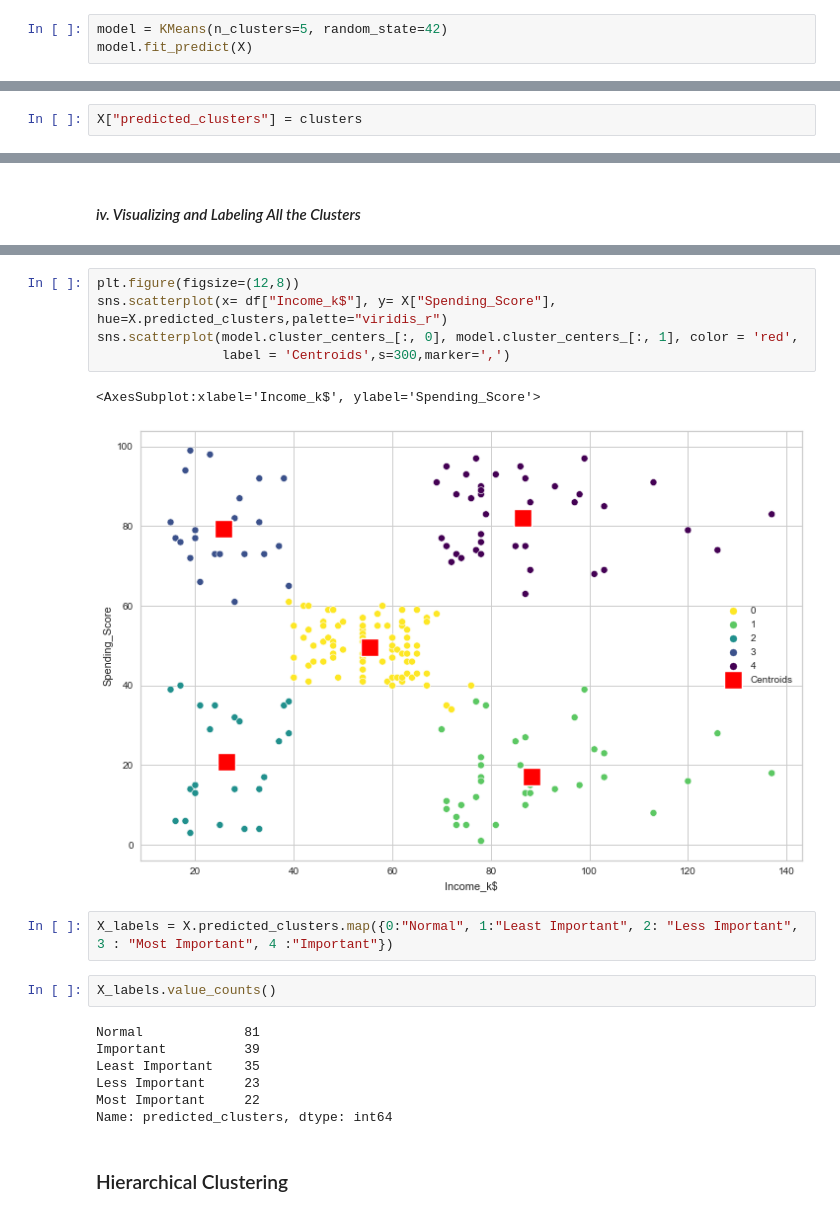
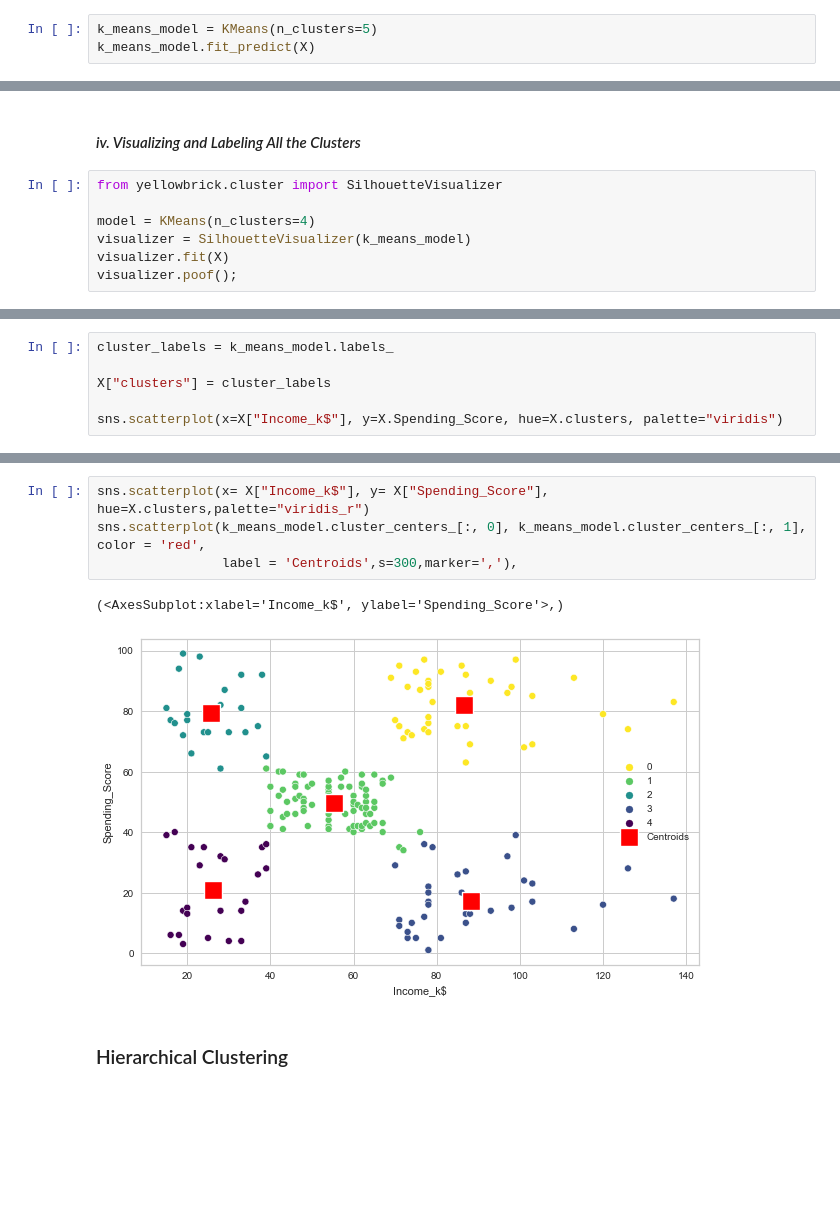
Before and after one commit to habip-bingol/Projects, a Jupyter notebook: ML_Projects/Customer_Segmentation/Cluestering_Analysis_Customers_Segmentation_Project.ipynb, the cells around one changed output, grey strips where cells are left out. Saved outputs shown, nothing was run; the diff lists cells and outputs as text; blank space fills up the shorter version.

```diff
--- a/ML_Projects/Customer_Segmentation/Cluestering_Analysis_Customers_Segmentation_Project.ipynb
+++ b/ML_Projects/Customer_Segmentation/Cluestering_Analysis_Customers_Segmentation_Project.ipynb
@@ -405,6 +414,6 @@ KMeans(n_clusters=5, random_state=42)
 # %% [markdown]
 #### *iii. Apply K Means*
 # %%
-model = KMeans(n_clusters=5, random_state=42)
-model.fit_predict(X)
+k_means_model = KMeans(n_clusters=5)
+k_means_model.fit_predict(X)
 # %% [output]
@@ -436,2 +429,0 @@ clusters = model.labels_
-# %%
-X["predicted_clusters"] = clusters
@@ -447,2 +448,9 @@ X.head()
 # %% [markdown]
 #### *iv. Visualizing and Labeling All the Clusters*
+# %%
+from yellowbrick.cluster import SilhouetteVisualizer
+
+model = KMeans(n_clusters=4)
+visualizer = SilhouetteVisualizer(k_means_model)
+visualizer.fit(X)
+visualizer.poof();
@@ -448,0 +461,6 @@ X.head()
+# %%
+cluster_labels = k_means_model.labels_
+
+X["clusters"] = cluster_labels
+
+sns.scatterplot(x=X["Income_k$"], y=X.Spending_Score, hue=X.clusters, palette="viridis")
@@ -449,22 +470,10 @@ X.head()
 # %%
-plt.figure(figsize=(12,8))
-sns.scatterplot(x= df["Income_k$"], y= X["Spending_Score"], hue=X.predicted_clusters,palette="viridis_r")
-sns.scatterplot(model.cluster_centers_[:, 0], model.cluster_centers_[:, 1], color = 'red',
-                label = 'Centroids',s=300,marker=',')
+sns.scatterplot(x= X["Income_k$"], y= X["Spending_Score"], hue=X.clusters,palette="viridis_r")
+sns.scatterplot(k_means_model.cluster_centers_[:, 0], k_means_model.cluster_centers_[:, 1], color = 'red',
+                label = 'Centroids',s=300,marker=','),
 # %% [output]
-<AxesSubplot:xlabel='Income_k$', ylabel='Spending_Score'>
+(<AxesSubplot:xlabel='Income_k$', ylabel='Spending_Score'>,)
-[figure, old version]
+[figure, new version]
-# %%
-X_labels = X.predicted_clusters.map({0:"Normal", 1:"Least Important", 2: "Less Important", 3 : "Most Important", 4 :"Important"})
-# %%
-X_labels.value_counts()
-# %% [output]
-Normal             81
-Important          39
-Least Important    35
-Less Important     23
-Most Important     22
-Name: predicted_clusters, dtype: int64
 # %% [markdown]
 ### Hierarchical Clustering
 # %%
```
Also changed, not shown: parts of 74 cells of this notebook.
